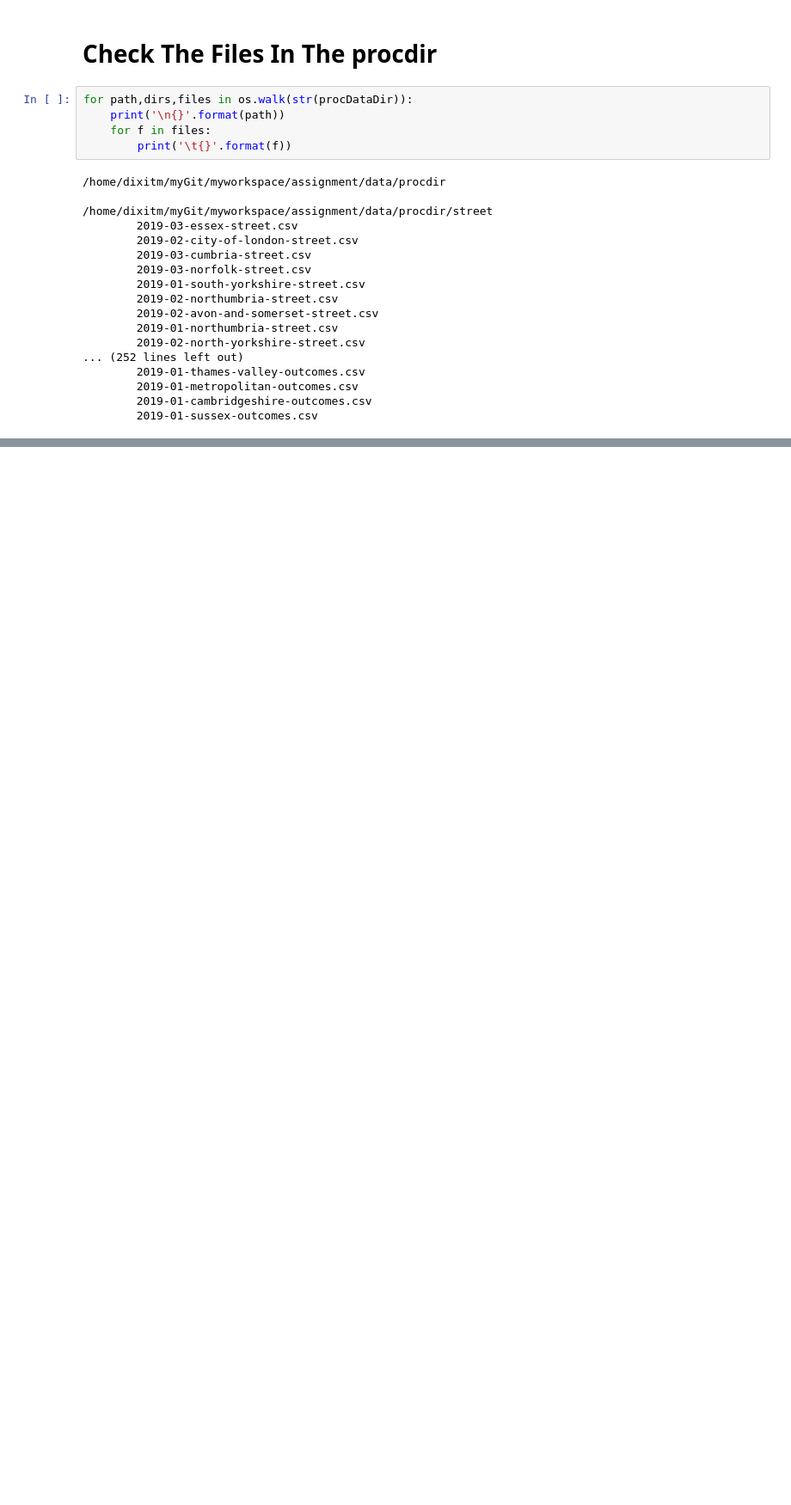
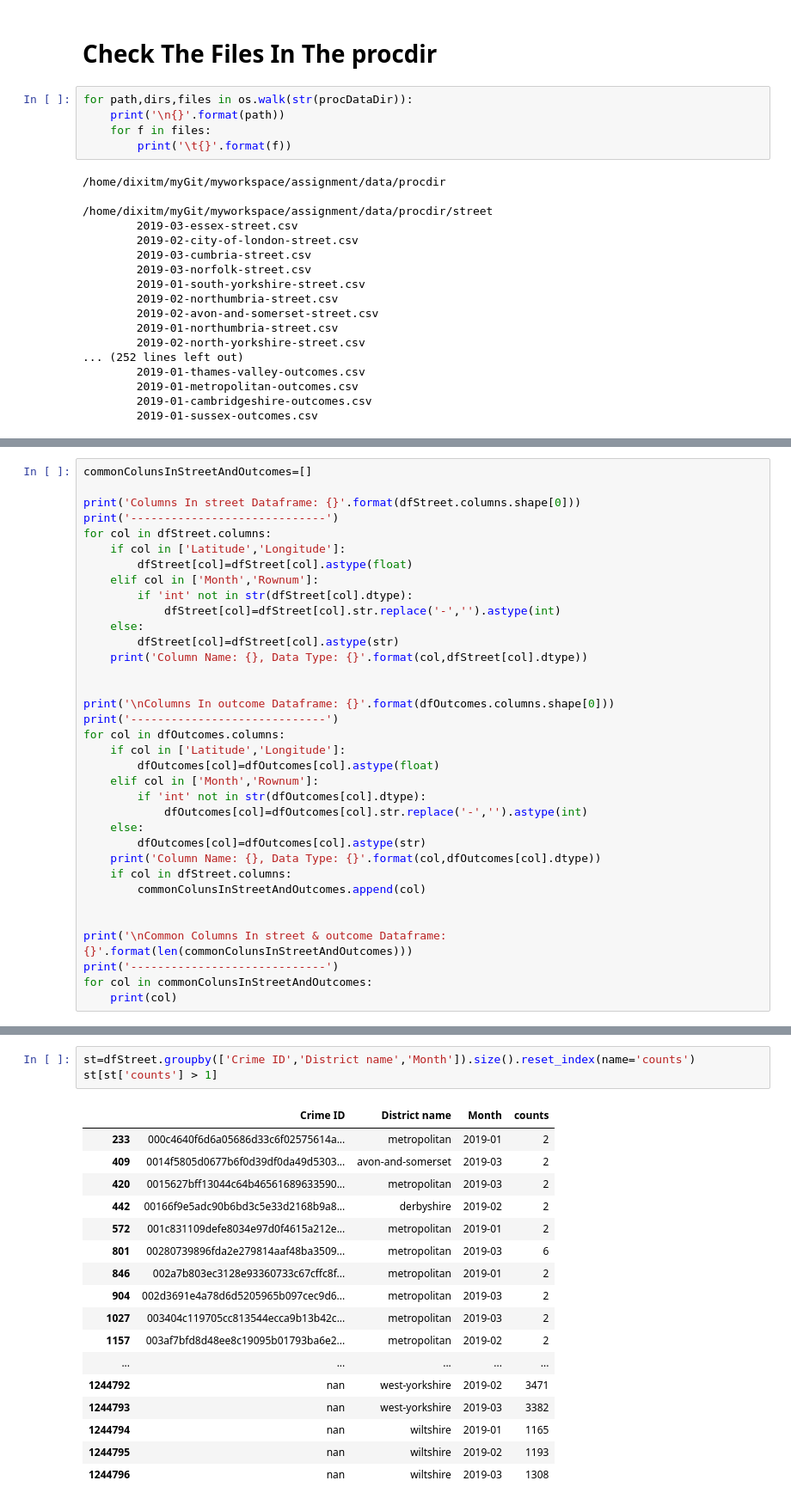
Before and after one commit to dixitm20/myworkspace, a Jupyter notebook: assignment/code-python/process_crimedata_and_load_to_es.ipynb, the cells around one changed output, grey strips where cells are left out. Shown: that part at 86% size. Saved outputs shown, nothing was run; the diff lists cells and outputs as text; blank space fills up the shorter version.

Commit message:
Added Logic Till Dataframe Load

```diff
--- a/assignment/code-python/process_crimedata_and_load_to_es.ipynb
+++ b/assignment/code-python/process_crimedata_and_load_to_es.ipynb
@@ -146,0 +239,35 @@ for path,dirs,files in os.walk(str(procDataDir)):
+# %%
+commonColunsInStreetAndOutcomes=[]
+
+print('Columns In street Dataframe: {}'.format(dfStreet.columns.shape[0]))
+print('-----------------------------')
+for col in dfStreet.columns:
+    if col in ['Latitude','Longitude']:
+        dfStreet[col]=dfStreet[col].astype(float)
+    elif col in ['Month','Rownum']:
+        if 'int' not in str(dfStreet[col].dtype):
+            dfStreet[col]=dfStreet[col].str.replace('-','').astype(int)
+    else:
+        dfStreet[col]=dfStreet[col].astype(str)
+    print('Column Name: {}, Data Type: {}'.format(col,dfStreet[col].dtype))
+
+
+print('\nColumns In outcome Dataframe: {}'.format(dfOutcomes.columns.shape[0]))
+print('-----------------------------')
+for col in dfOutcomes.columns:
+    if col in ['Latitude','Longitude']:
+        dfOutcomes[col]=dfOutcomes[col].astype(float)
+    elif col in ['Month','Rownum']:
+        if 'int' not in str(dfOutcomes[col].dtype):
+            dfOutcomes[col]=dfOutcomes[col].str.replace('-','').astype(int)
+    else:
+        dfOutcomes[col]=dfOutcomes[col].astype(str)
+    print('Column Name: {}, Data Type: {}'.format(col,dfOutcomes[col].dtype))
+    if col in dfStreet.columns:
+        commonColunsInStreetAndOutcomes.append(col)
+
+
+print('\nCommon Columns In street & outcome Dataframe: {}'.format(len(commonColunsInStreetAndOutcomes)))
+print('-----------------------------')
+for col in commonColunsInStreetAndOutcomes:
+    print(col)
@@ -146,0 +353,21 @@ for path,dirs,files in os.walk(str(procDataDir)):
+# %%
+st=dfStreet.groupby(['Crime ID','District name','Month']).size().reset_index(name='counts')
+st[st['counts'] > 1]
+# %% [output]
+|  | Crime ID | District name | Month | counts |
+| 233 | 000c4640f6d6a05686d33c6f02575614a... | metropolitan | 2019-01 | 2 |
+| 409 | 0014f5805d0677b6f0d39df0da49d5303... | avon-and-somerset | 2019-03 | 2 |
+| 420 | 0015627bff13044c64b46561689633590... | metropolitan | 2019-03 | 2 |
+| 442 | 00166f9e5adc90b6bd3c5e33d2168b9a8... | derbyshire | 2019-02 | 2 |
+| 572 | 001c831109defe8034e97d0f4615a212e... | metropolitan | 2019-01 | 2 |
+| 801 | 00280739896fda2e279814aaf48ba3509... | metropolitan | 2019-03 | 6 |
+| 846 | 002a7b803ec3128e93360733c67cffc8f... | metropolitan | 2019-01 | 2 |
+| 904 | 002d3691e4a78d6d5205965b097cec9d6... | metropolitan | 2019-03 | 2 |
+| 1027 | 003404c119705cc813544ecca9b13b42c... | metropolitan | 2019-03 | 2 |
+| 1157 | 003af7bfd8d48ee8c19095b01793ba6e2... | metropolitan | 2019-02 | 2 |
+| ... | ... | ... | ... | ... |
+| 1244792 | nan | west-yorkshire | 2019-02 | 3471 |
+| 1244793 | nan | west-yorkshire | 2019-03 | 3382 |
+| 1244794 | nan | wiltshire | 2019-01 | 1165 |
+| 1244795 | nan | wiltshire | 2019-02 | 1193 |
+| 1244796 | nan | wiltshire | 2019-03 | 1308 |
```
Also changed, not shown: parts of 18 cells of this notebook.
